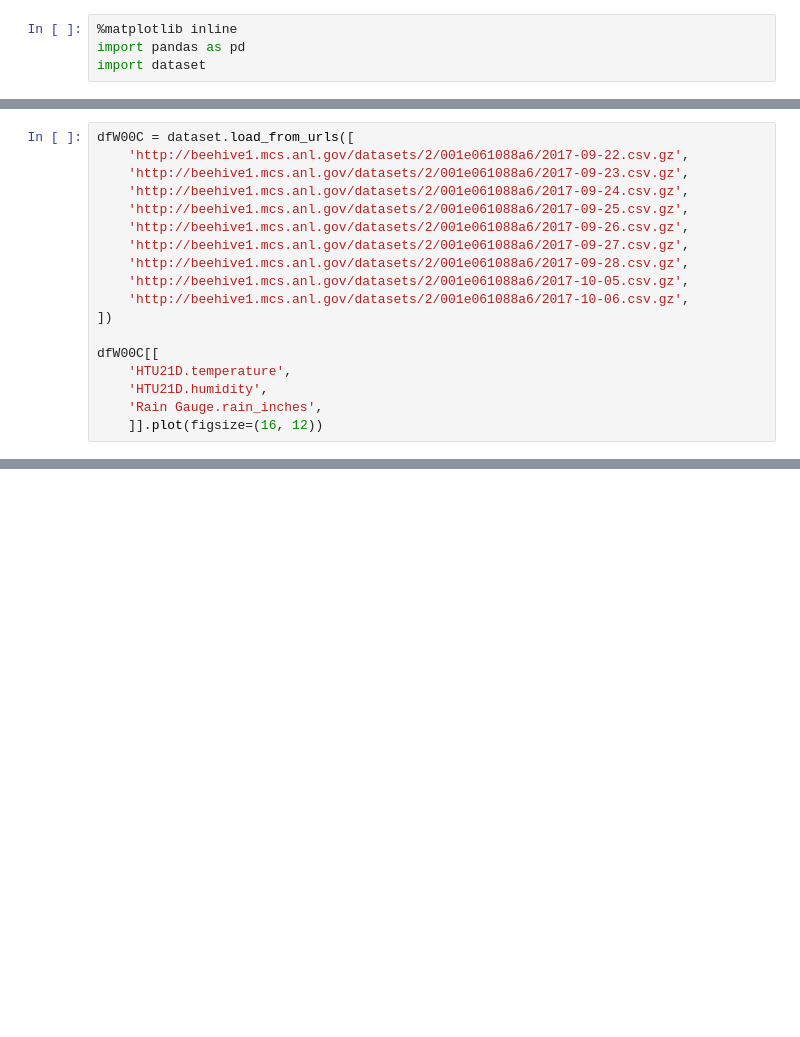
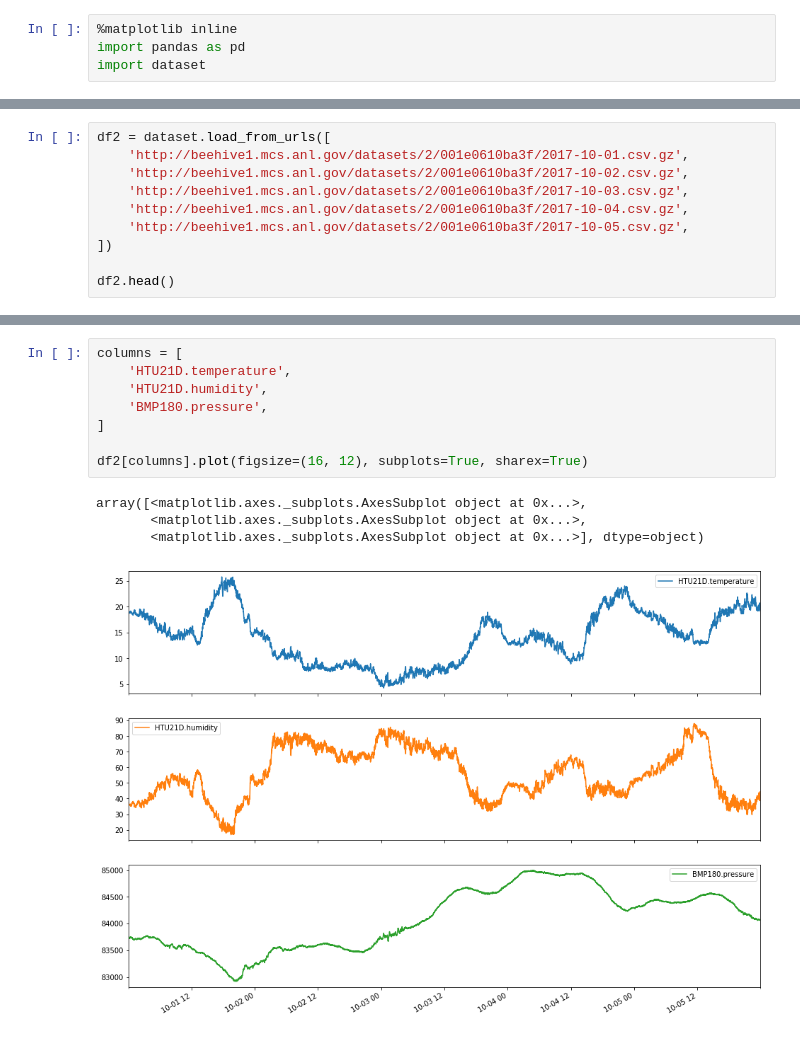
Before and after one commit to seanshahkarami/waggle-notebooks, a Jupyter notebook: Plotting Example.ipynb, the cells around one changed output, grey strips where cells are left out. Saved outputs shown, nothing was run; the diff lists cells and outputs as text; blank space fills up the shorter version.

```diff
--- a/Plotting Example.ipynb
+++ b/Plotting Example.ipynb
@@ -31,18 +27,10 @@ df[['HTU21D.temperature',
 # %%
-dfW00C = dataset.load_from_urls([
-    'http://beehive1.mcs.anl.gov/datasets/2/001e061088a6/2017-09-22.csv.gz',
-    'http://beehive1.mcs.anl.gov/datasets/2/001e061088a6/2017-09-23.csv.gz',
-    'http://beehive1.mcs.anl.gov/datasets/2/001e061088a6/2017-09-24.csv.gz',
-    'http://beehive1.mcs.anl.gov/datasets/2/001e061088a6/2017-09-25.csv.gz',
-    'http://beehive1.mcs.anl.gov/datasets/2/001e061088a6/2017-09-26.csv.gz',
-    'http://beehive1.mcs.anl.gov/datasets/2/001e061088a6/2017-09-27.csv.gz',
-    'http://beehive1.mcs.anl.gov/datasets/2/001e061088a6/2017-09-28.csv.gz',
-    'http://beehive1.mcs.anl.gov/datasets/2/001e061088a6/2017-10-05.csv.gz',
-    'http://beehive1.mcs.anl.gov/datasets/2/001e061088a6/2017-10-06.csv.gz',
+df2 = dataset.load_from_urls([
+    'http://beehive1.mcs.anl.gov/datasets/2/001e0610ba3f/2017-10-01.csv.gz',
+    'http://beehive1.mcs.anl.gov/datasets/2/001e0610ba3f/2017-10-02.csv.gz',
+    'http://beehive1.mcs.anl.gov/datasets/2/001e0610ba3f/2017-10-03.csv.gz',
+    'http://beehive1.mcs.anl.gov/datasets/2/001e0610ba3f/2017-10-04.csv.gz',
+    'http://beehive1.mcs.anl.gov/datasets/2/001e0610ba3f/2017-10-05.csv.gz',
 ])
 
-dfW00C[[
-    'HTU21D.temperature',
-    'HTU21D.humidity',
-    'Rain Gauge.rain_inches',
-    ]].plot(figsize=(16, 12))
+df2.head()
@@ -48,0 +45,13 @@ dfW00C[[
+# %%
+columns = [
+    'HTU21D.temperature',
+    'HTU21D.humidity',
+    'BMP180.pressure',
+]
+
+df2[columns].plot(figsize=(16, 12), subplots=True, sharex=True)
+# %% [output]
+array([<matplotlib.axes._subplots.AxesSubplot object at 0x...>,
+       <matplotlib.axes._subplots.AxesSubplot object at 0x...>,
+       <matplotlib.axes._subplots.AxesSubplot object at 0x...>], dtype=object)
+[figure, added]
```
Also changed, not shown: parts of 3 cells of this notebook.
